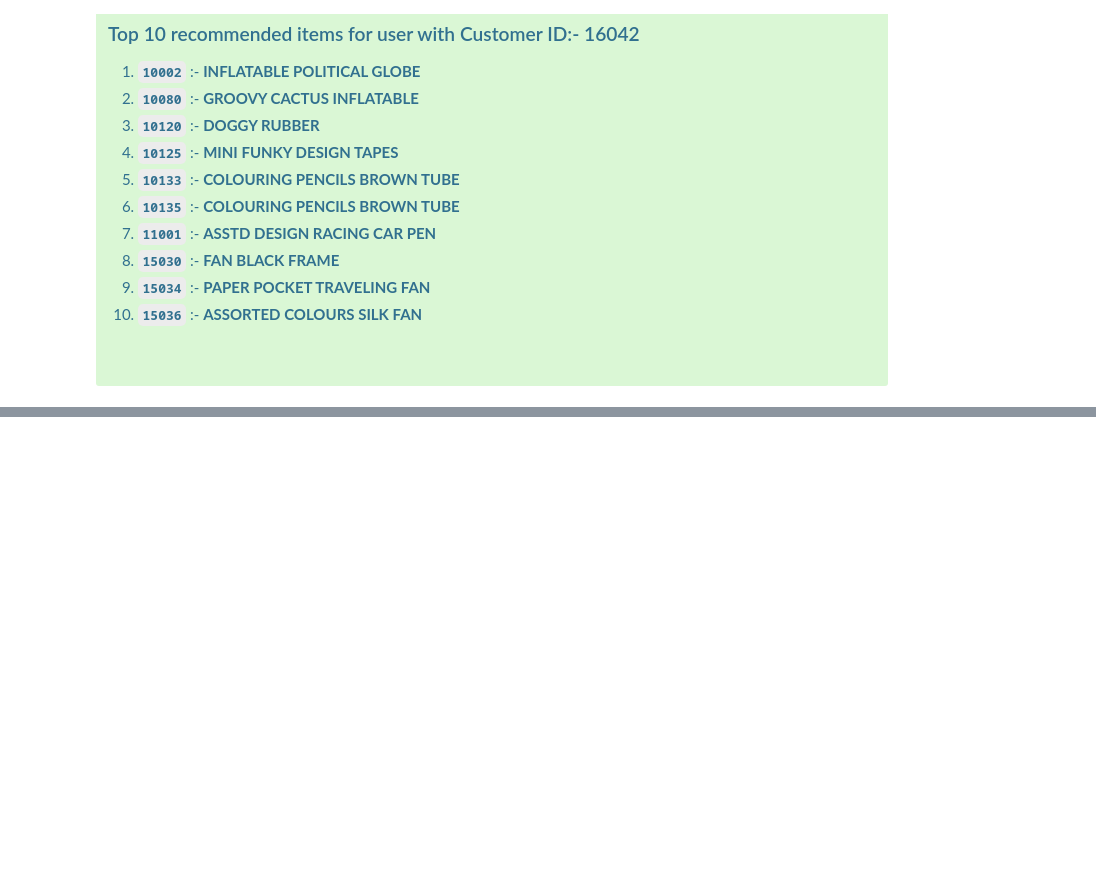
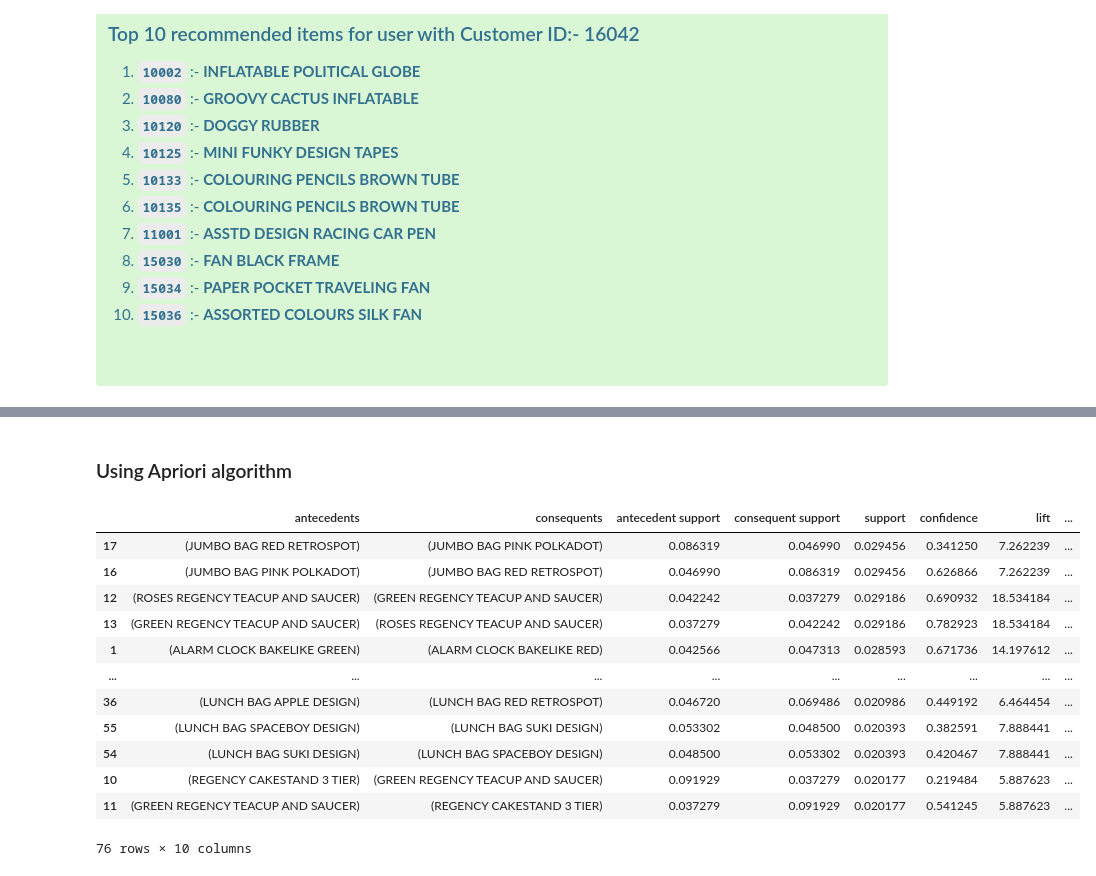
Before and after one commit to NinadKarlekar/INTRAINZ_internship, a Jupyter notebook: OnlineRetailPrediction/OnlineRetailPrediction.ipynb, the cells around one changed output, grey strips where cells are left out. Cells and saved outputs as stored; diff of their text form; code cells hidden in the pictures; blank space fills up the shorter version.

```diff
--- a/OnlineRetailPrediction/OnlineRetailPrediction.ipynb
+++ b/OnlineRetailPrediction/OnlineRetailPrediction.ipynb
@@ -642,0 +647,3 @@ Top 10 recommended items for user 16042
+# %%
+basket = df.groupby(['InvoiceNo','Description'])['Quantity'].sum().unstack().reset_index().fillna(0).set_index('InvoiceNo')
+basket.head()
@@ -642,0 +661,9 @@ Top 10 recommended items for user 16042
+# %%
+def encode_units(x):
+    if x <= 0:
+        return 0
+    if x >= 1:
+        return 1
+basket_sets = basket.applymap(encode_units)
+basket_sets.drop('POSTAGE', axis = 1, inplace = True)
+basket_sets.head()
@@ -642,0 +679,2 @@ Top 10 recommended items for user 16042
+# %% [markdown]
+### Using Apriori algorithm
@@ -642,0 +684,22 @@ Top 10 recommended items for user 16042
+# %%
+# Apply Apriori algorithm on the basket_sets with a minimum support of 0.02
+#use_colnames is set to True to use the item names as column names in the resulting DataFrame
+
+frequent_itemsets = apriori(basket_sets, min_support = 0.02, use_colnames= True)
+# %%
+rules = association_rules(frequent_itemsets, metric="lift", min_threshold=1)
+rules.sort_values('support', ascending=False)
+# %% [output]
+|  | antecedents | consequents | antecedent support | consequent support | support | confidence | lift | ... |
+| 17 | (JUMBO BAG RED RETROSPOT) | (JUMBO BAG PINK POLKADOT) | 0.086319 | 0.046990 | 0.029456 | 0.341250 | 7.262239 | ... |
+| 16 | (JUMBO BAG PINK POLKADOT) | (JUMBO BAG RED RETROSPOT) | 0.046990 | 0.086319 | 0.029456 | 0.626866 | 7.262239 | ... |
+| 12 | (ROSES REGENCY TEACUP AND SAUCER) | (GREEN REGENCY TEACUP AND SAUCER) | 0.042242 | 0.037279 | 0.029186 | 0.690932 | 18.534184 | ... |
+| 13 | (GREEN REGENCY TEACUP AND SAUCER) | (ROSES REGENCY TEACUP AND SAUCER) | 0.037279 | 0.042242 | 0.029186 | 0.782923 | 18.534184 | ... |
+| 1 | (ALARM CLOCK BAKELIKE GREEN) | (ALARM CLOCK BAKELIKE RED) | 0.042566 | 0.047313 | 0.028593 | 0.671736 | 14.197612 | ... |
+| ... | ... | ... | ... | ... | ... | ... | ... | ... |
+| 36 | (LUNCH BAG APPLE DESIGN) | (LUNCH BAG RED RETROSPOT) | 0.046720 | 0.069486 | 0.020986 | 0.449192 | 6.464454 | ... |
+| 55 | (LUNCH BAG SPACEBOY DESIGN) | (LUNCH BAG SUKI DESIGN) | 0.053302 | 0.048500 | 0.020393 | 0.382591 | 7.888441 | ... |
+| 54 | (LUNCH BAG SUKI DESIGN) | (LUNCH BAG SPACEBOY DESIGN) | 0.048500 | 0.053302 | 0.020393 | 0.420467 | 7.888441 | ... |
+| 10 | (REGENCY CAKESTAND 3 TIER) | (GREEN REGENCY TEACUP AND SAUCER) | 0.091929 | 0.037279 | 0.020177 | 0.219484 | 5.887623 | ... |
+| 11 | (GREEN REGENCY TEACUP AND SAUCER) | (REGENCY CAKESTAND 3 TIER) | 0.037279 | 0.091929 | 0.020177 | 0.541245 | 5.887623 | ... |
+76 rows × 10 columns
```
Also changed, not shown: parts of 9 cells of this notebook.
